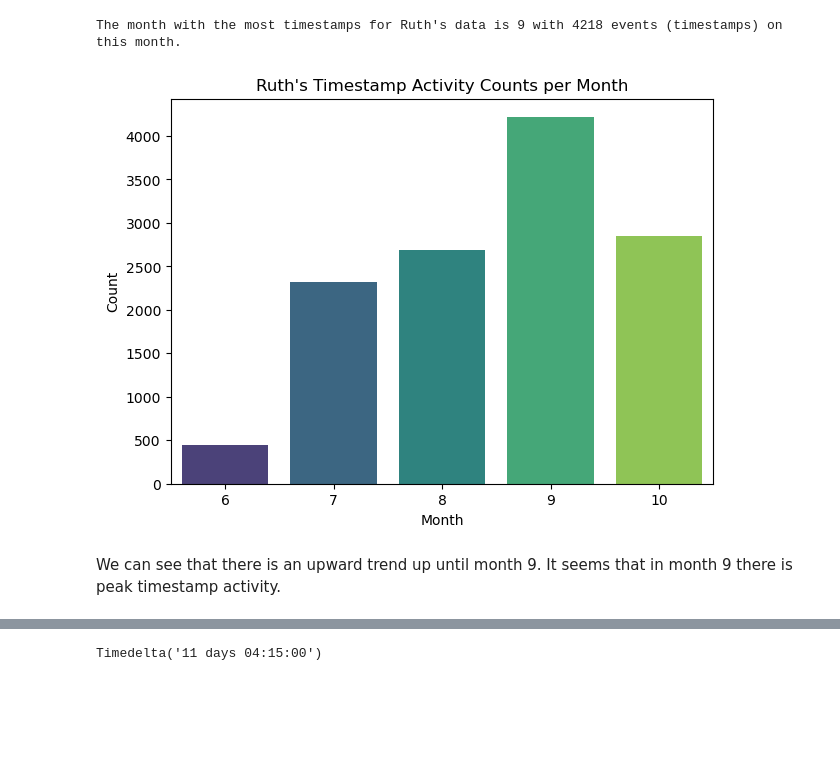
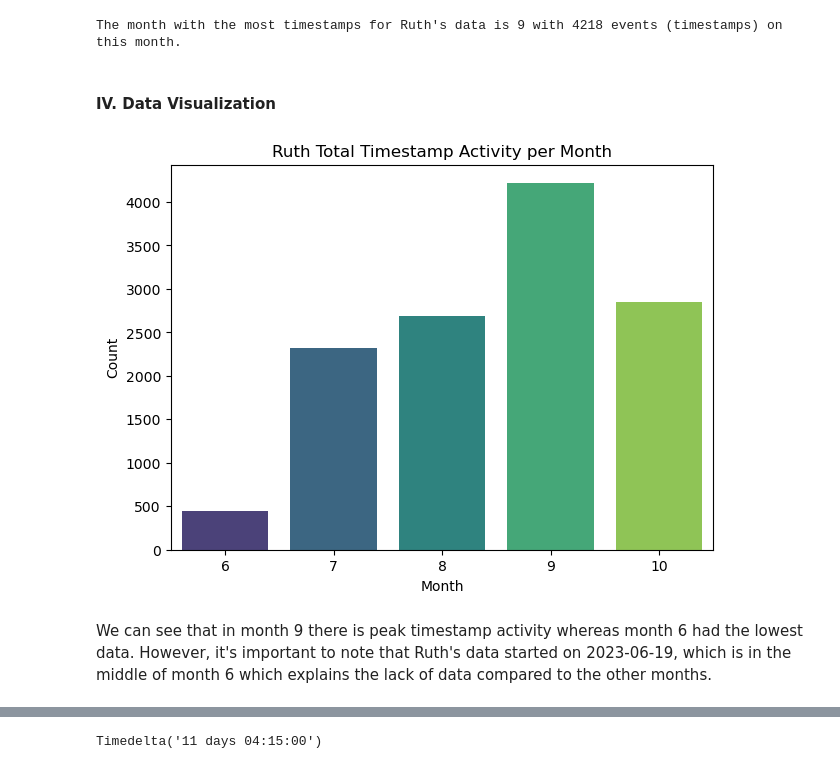
Before and after one commit to audreymarthin/Proj8_CS215_Audrey_Ruth, a Jupyter notebook: Project8_Audrey Marthin.ipynb, the cells around one changed output, grey strips where cells are left out. Drawn from its saved outputs; the diff is of its cells as text; code cells hidden in the pictures; blank space fills up the shorter version.

```diff
--- a/Project8_Audrey Marthin.ipynb
+++ b/Project8_Audrey Marthin.ipynb
@@ -236,16 +259,17 @@ most_ts_month = ruth.loc[r_most_ts_month, "month"]
 print("The month with the most timestamps for Ruth's data is {} with {} events (timestamps) on this month.".format(most_ts_month, r_month_ts_count))
 # %% [output]
 The month with the most timestamps for Ruth's data is 9 with 4218 events (timestamps) on this month.
+# %% [markdown]
+#### IV. Data Visualization
 # %%
-# Create at least one visualization of this data, using matplotlib/pyplot or Seaborn
-
+# Visualize ts activity trend per month
 plt.figure(figsize=(7, 5))
 sns.barplot(x="month", y="ts_count_per_month", data=ruth, palette="viridis")
-plt.title("Ruth's Timestamp Activity Counts per Month")
+plt.title("Ruth Total Timestamp Activity per Month")
 plt.xlabel("Month")
 plt.ylabel("Count")
 plt.show()
 # %% [output]
-[figure, old version]
+[figure, new version]
-# %% [markdown]
-We can see that there is an upward trend up until month 9. It seems that in  month 9 there is peak timestamp activity.
+# %% [markdown]
+We can see that in month 9 there is peak timestamp activity whereas month 6 had the lowest data. However, it's important to note that Ruth's data started on 2023-06-19, which is in the middle of month 6 which explains the lack of data compared to the other months.
```
Also changed, not shown: parts of 38 cells of this notebook, 1 other file.
